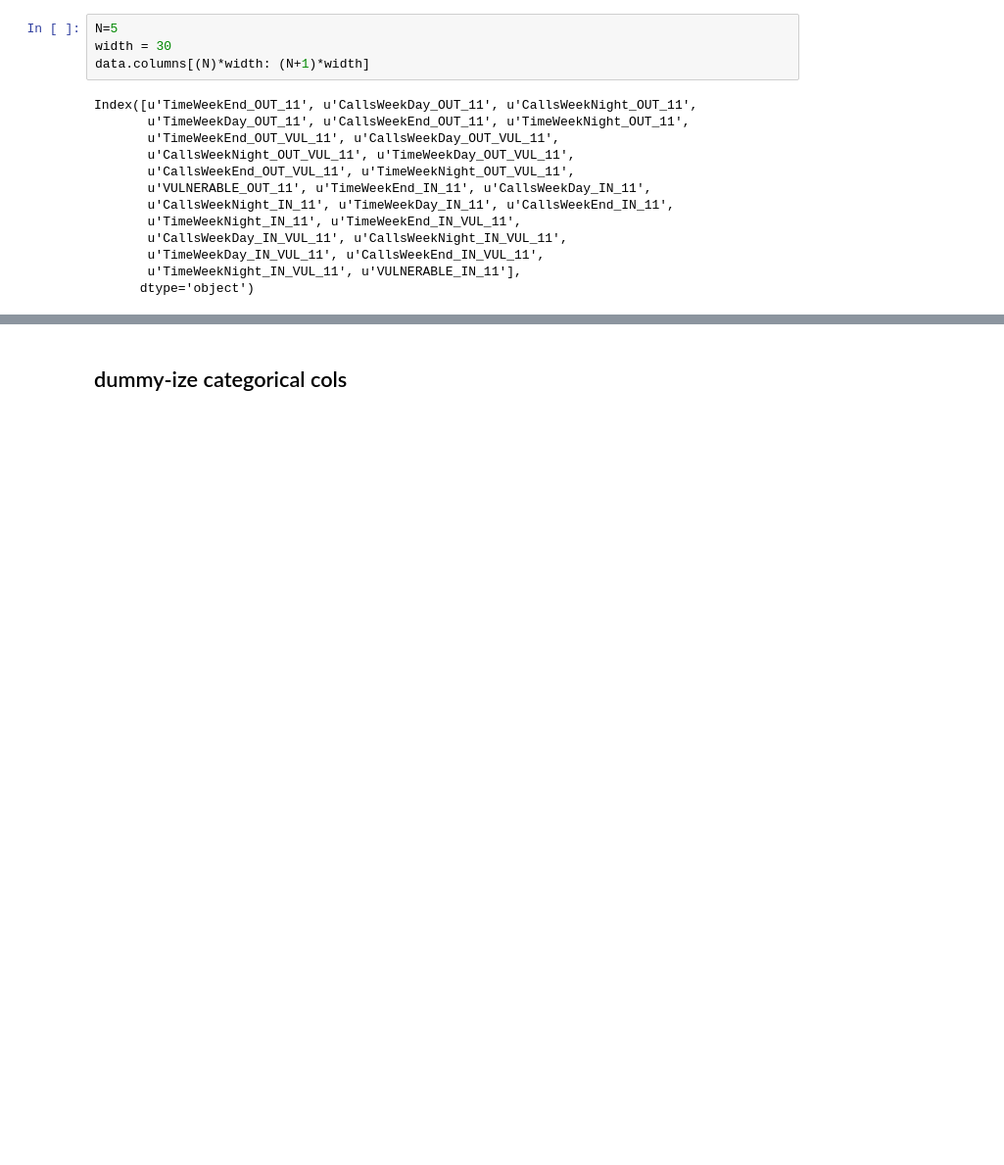
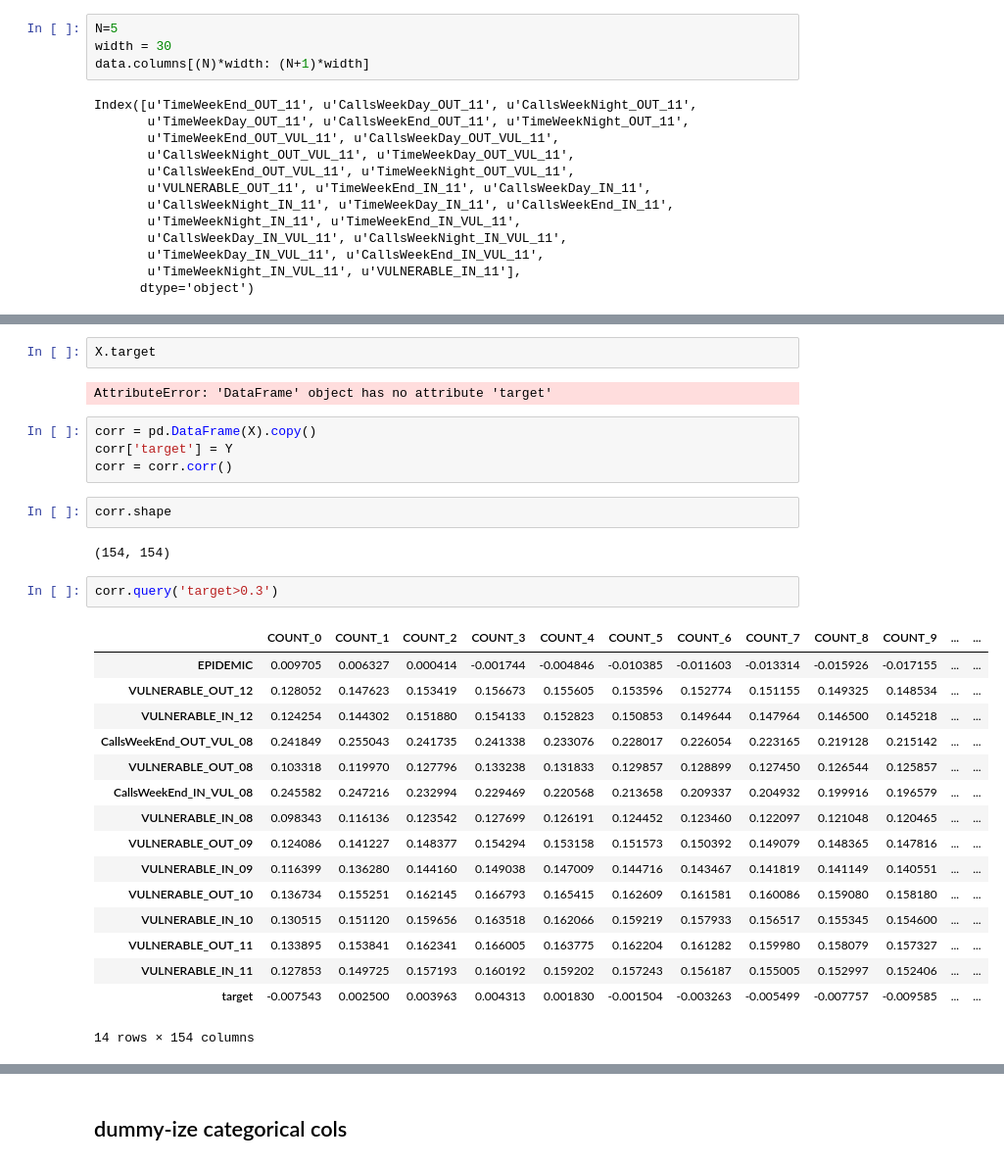
Before and after one commit to jdemonasterio/Tesis, a Jupyter notebook: mexico-scripts-ver2/mLTheory.ipynb, the cells around one changed output, grey strips where cells are left out. Shown at 98% size. Cells and saved outputs as stored; diff of their text form; blank space fills up the shorter version.

```diff
--- a/mexico-scripts-ver2/mLTheory.ipynb
+++ b/mexico-scripts-ver2/mLTheory.ipynb
@@ -386,3 +386,34 @@ Wall time: 3.04 s
+# %%
+X.target
+# %% [output]
+AttributeError: 'DataFrame' object has no attribute 'target'
+# %%
+corr = pd.DataFrame(X).copy()
+corr['target'] = Y
+corr = corr.corr()
+# %%
+corr.shape
+# %% [output]
+(154, 154)
+# %%
+corr.query('target>0.3')
+# %% [output]
+|  | COUNT_0 | COUNT_1 | COUNT_2 | COUNT_3 | COUNT_4 | COUNT_5 | COUNT_6 | COUNT_7 | COUNT_8 | COUNT_9 | ... | ... |
+| EPIDEMIC | 0.009705 | 0.006327 | 0.000414 | -0.001744 | -0.004846 | -0.010385 | -0.011603 | -0.013314 | -0.015926 | -0.017155 | ... | ... |
+| VULNERABLE_OUT_12 | 0.128052 | 0.147623 | 0.153419 | 0.156673 | 0.155605 | 0.153596 | 0.152774 | 0.151155 | 0.149325 | 0.148534 | ... | ... |
+| VULNERABLE_IN_12 | 0.124254 | 0.144302 | 0.151880 | 0.154133 | 0.152823 | 0.150853 | 0.149644 | 0.147964 | 0.146500 | 0.145218 | ... | ... |
+| CallsWeekEnd_OUT_VUL_08 | 0.241849 | 0.255043 | 0.241735 | 0.241338 | 0.233076 | 0.228017 | 0.226054 | 0.223165 | 0.219128 | 0.215142 | ... | ... |
+| VULNERABLE_OUT_08 | 0.103318 | 0.119970 | 0.127796 | 0.133238 | 0.131833 | 0.129857 | 0.128899 | 0.127450 | 0.126544 | 0.125857 | ... | ... |
+| CallsWeekEnd_IN_VUL_08 | 0.245582 | 0.247216 | 0.232994 | 0.229469 | 0.220568 | 0.213658 | 0.209337 | 0.204932 | 0.199916 | 0.196579 | ... | ... |
+| VULNERABLE_IN_08 | 0.098343 | 0.116136 | 0.123542 | 0.127699 | 0.126191 | 0.124452 | 0.123460 | 0.122097 | 0.121048 | 0.120465 | ... | ... |
+| VULNERABLE_OUT_09 | 0.124086 | 0.141227 | 0.148377 | 0.154294 | 0.153158 | 0.151573 | 0.150392 | 0.149079 | 0.148365 | 0.147816 | ... | ... |
+| VULNERABLE_IN_09 | 0.116399 | 0.136280 | 0.144160 | 0.149038 | 0.147009 | 0.144716 | 0.143467 | 0.141819 | 0.141149 | 0.140551 | ... | ... |
+| VULNERABLE_OUT_10 | 0.136734 | 0.155251 | 0.162145 | 0.166793 | 0.165415 | 0.162609 | 0.161581 | 0.160086 | 0.159080 | 0.158180 | ... | ... |
+| VULNERABLE_IN_10 | 0.130515 | 0.151120 | 0.159656 | 0.163518 | 0.162066 | 0.159219 | 0.157933 | 0.156517 | 0.155345 | 0.154600 | ... | ... |
+| VULNERABLE_OUT_11 | 0.133895 | 0.153841 | 0.162341 | 0.166005 | 0.163775 | 0.162204 | 0.161282 | 0.159980 | 0.158079 | 0.157327 | ... | ... |
+| VULNERABLE_IN_11 | 0.127853 | 0.149725 | 0.157193 | 0.160192 | 0.159202 | 0.157243 | 0.156187 | 0.155005 | 0.152997 | 0.152406 | ... | ... |
+| target | -0.007543 | 0.002500 | 0.003963 | 0.004313 | 0.001830 | -0.001504 | -0.003263 | -0.005499 | -0.007757 | -0.009585 | ... | ... |
+14 rows × 154 columns
 # %%
 X.shape, Y.shape
 # %% [output]
```
Also changed, not shown: parts of 147 cells of this notebook.
